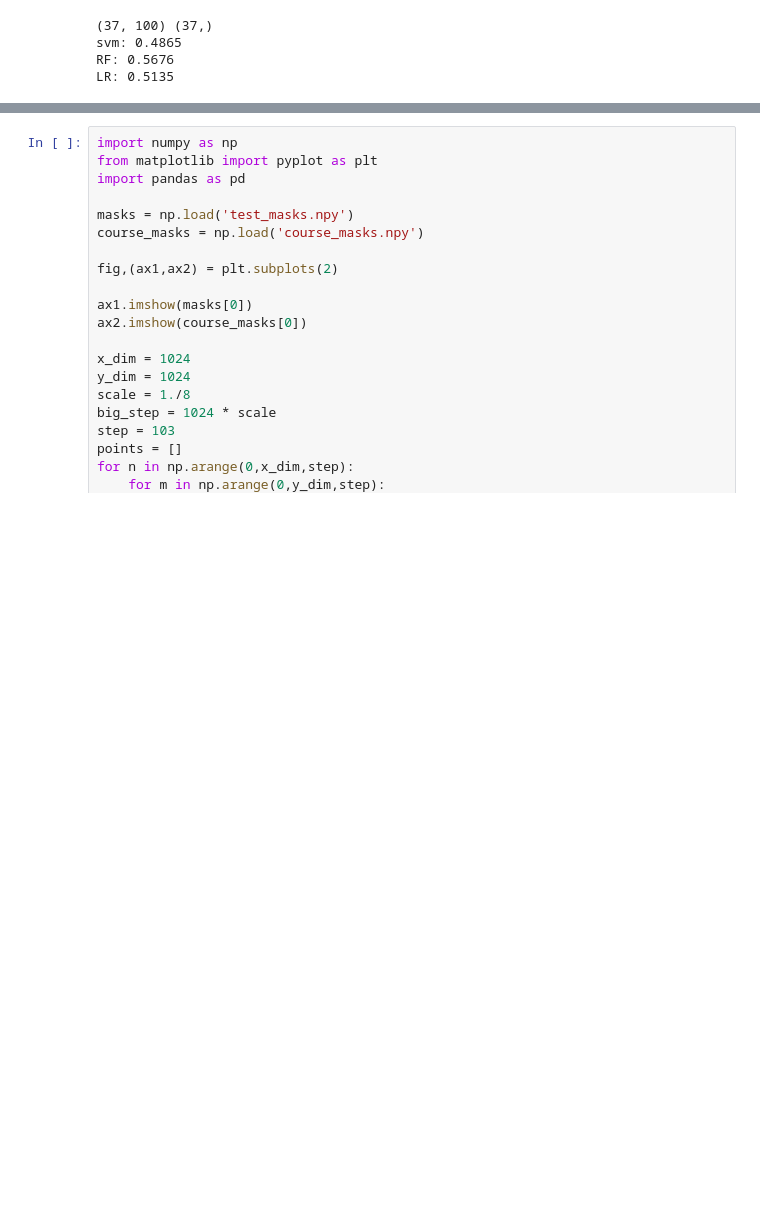
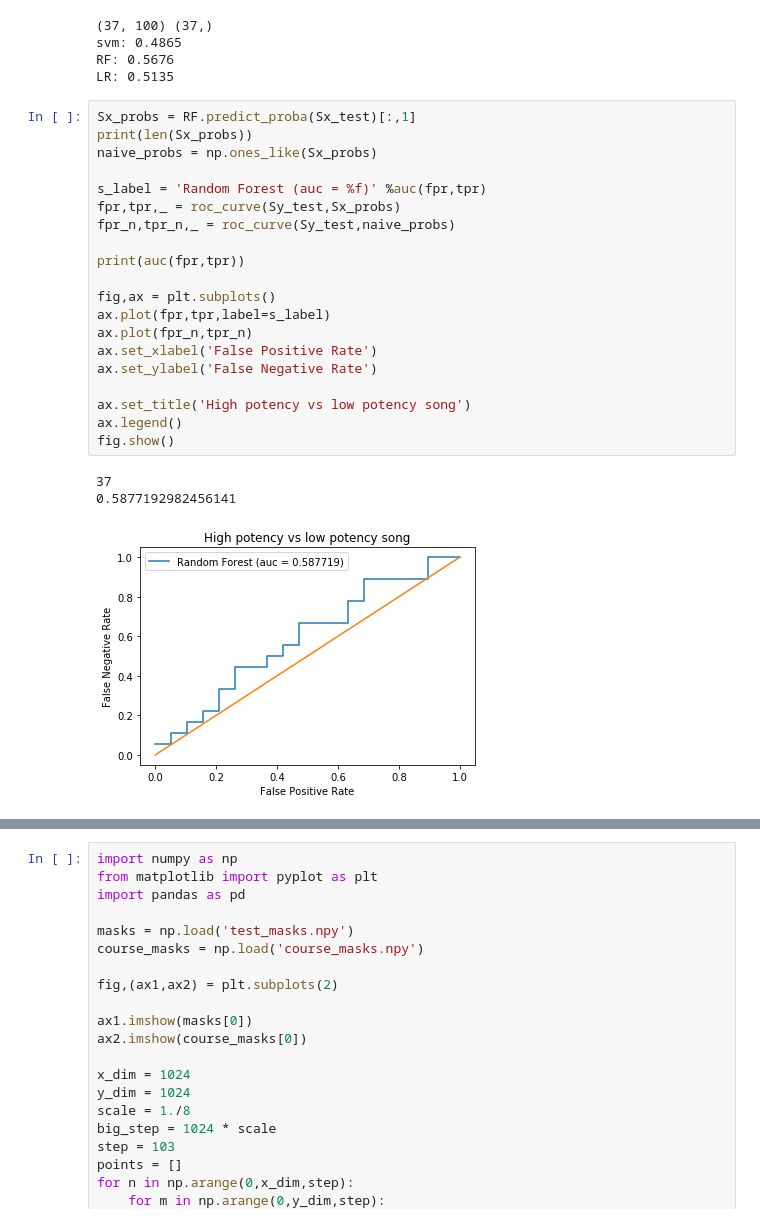
Before and after one commit to aperkes/PostureAnalysis, a Jupyter notebook: cloud_sandbox.ipynb, the cells around one changed output, grey strips where cells are left out. Saved outputs shown, nothing was run; the diff lists cells and outputs as text; blank space fills up the shorter version.

```diff
--- a/cloud_sandbox.ipynb
+++ b/cloud_sandbox.ipynb
@@ -309,4 +362,28 @@ print('LR:',round(LR.score(Sx_test,Sy_test),4))
 svm: 0.4865
 RF: 0.5676
 LR: 0.5135
+# %%
+Sx_probs = RF.predict_proba(Sx_test)[:,1]
+print(len(Sx_probs))
+naive_probs = np.ones_like(Sx_probs)
+
+s_label = 'Random Forest (auc = %f)' %auc(fpr,tpr)
+fpr,tpr,_ = roc_curve(Sy_test,Sx_probs)
+fpr_n,tpr_n,_ = roc_curve(Sy_test,naive_probs)
+
+print(auc(fpr,tpr))
+
+fig,ax = plt.subplots()
+ax.plot(fpr,tpr,label=s_label)
+ax.plot(fpr_n,tpr_n)
+ax.set_xlabel('False Positive Rate')
+ax.set_ylabel('False Negative Rate')
+
+ax.set_title('High potency vs low potency song')
+ax.legend()
+fig.show()
+# %% [output]
+37
+0.5877192982456141
+[figure, added]
 # %%
```
Also changed, not shown: parts of 12 cells of this notebook.
